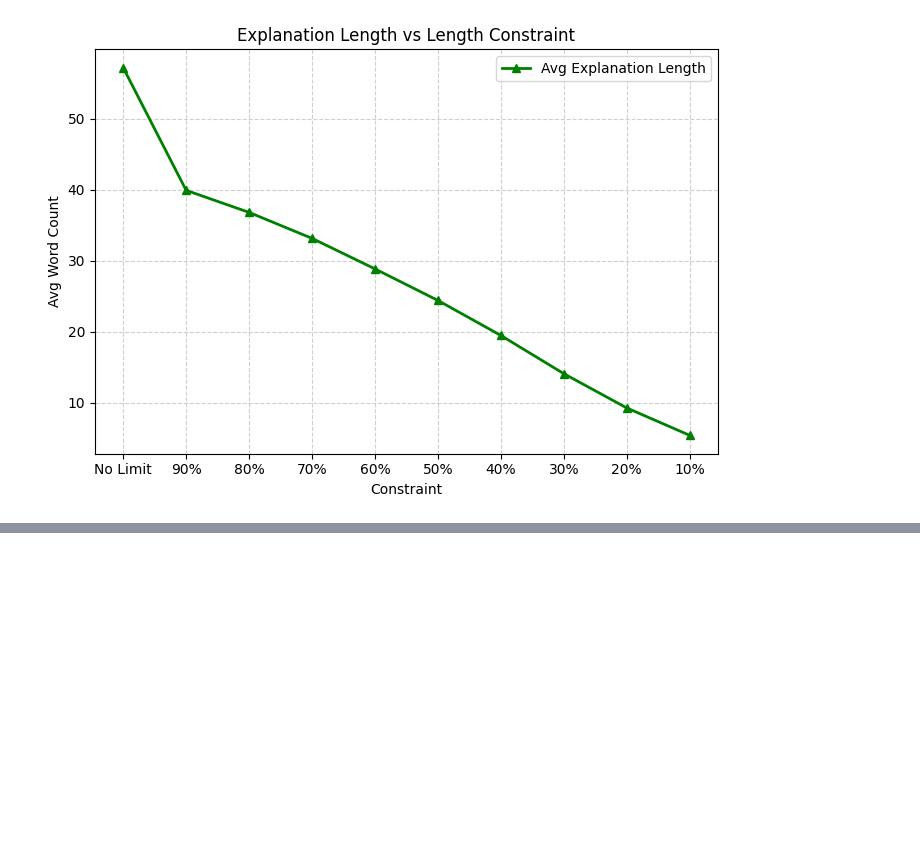
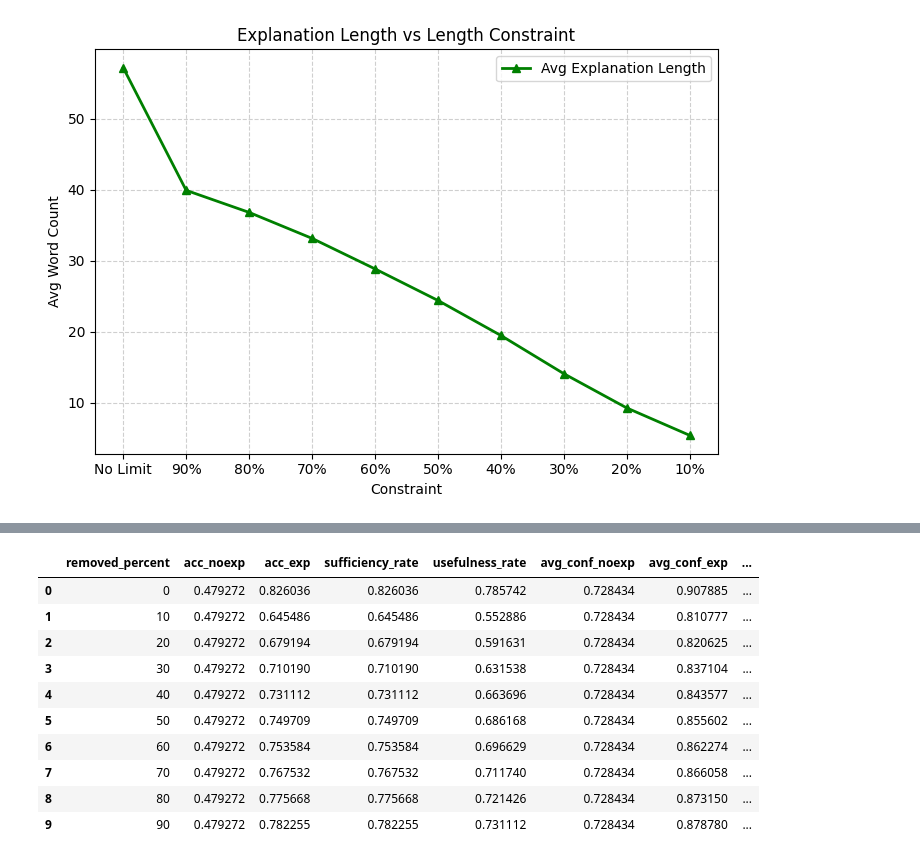
Before and after one commit to alizahedzadeh/LLM-Self-Explanation-IB-Bilingual, a Jupyter notebook: test_cns.ipynb, the cells around one changed output, grey strips where cells are left out. Saved outputs shown, nothing was run; the diff lists cells and outputs as text; code cells hidden in the pictures; blank space fills up the shorter version.

```diff
--- a/test_cns.ipynb
+++ b/test_cns.ipynb
@@ -317,0 +758,18 @@ plt.show()
+# %%
+import re
+import numpy as np
+
+def parse_probs(s):
+    try:
+        # حذف براکت‌ها
+        s = s.strip("[]")
+        # اسپلیت بر اساس فاصله
+        nums = [float(x) for x in re.split(r"\s+", s.strip()) if x]
+        return nums
+    except Exception as e:
+        print("Parse error:", s, e)
+        return []
+
+# تست روی یک نمونه
+sample = eval_data["probs_exp"].iloc[0]
+print("Parsed:", parse_probs(sample), "Sum:", sum(parse_probs(sample)))
@@ -317,0 +778,10 @@ plt.show()
+# %%
+eval_data["probs_exp"] = eval_data["probs_exp"].apply(parse_probs)
+eval_data["probs_noexp"] = eval_data["probs_noexp"].apply(parse_probs)
+
+# چک کنیم چند درصد sum≈1 هست
+valid_exp = eval_data["probs_exp"].apply(lambda p: abs(sum(p) - 1) < 1e-3).mean()
+valid_noexp = eval_data["probs_noexp"].apply(lambda p: abs(sum(p) - 1) < 1e-3).mean()
+
+print(f"probs_exp valid distributions: {valid_exp*100:.1f}%")
+print(f"probs_noexp valid distributions: {valid_noexp*100:.1f}%")
@@ -317,0 +919,14 @@ plt.show()
+# %%
+metrics
+# %% [output]
+|  | removed_percent | acc_noexp | acc_exp | sufficiency_rate | usefulness_rate | avg_conf_noexp | avg_conf_exp | ... |
+| 0 | 0 | 0.479272 | 0.826036 | 0.826036 | 0.785742 | 0.728434 | 0.907885 | ... |
+| 1 | 10 | 0.479272 | 0.645486 | 0.645486 | 0.552886 | 0.728434 | 0.810777 | ... |
+| 2 | 20 | 0.479272 | 0.679194 | 0.679194 | 0.591631 | 0.728434 | 0.820625 | ... |
+| 3 | 30 | 0.479272 | 0.710190 | 0.710190 | 0.631538 | 0.728434 | 0.837104 | ... |
+| 4 | 40 | 0.479272 | 0.731112 | 0.731112 | 0.663696 | 0.728434 | 0.843577 | ... |
+| 5 | 50 | 0.479272 | 0.749709 | 0.749709 | 0.686168 | 0.728434 | 0.855602 | ... |
+| 6 | 60 | 0.479272 | 0.753584 | 0.753584 | 0.696629 | 0.728434 | 0.862274 | ... |
+| 7 | 70 | 0.479272 | 0.767532 | 0.767532 | 0.711740 | 0.728434 | 0.866058 | ... |
+| 8 | 80 | 0.479272 | 0.775668 | 0.775668 | 0.721426 | 0.728434 | 0.873150 | ... |
+| 9 | 90 | 0.479272 | 0.782255 | 0.782255 | 0.731112 | 0.728434 | 0.878780 | ... |
```
Also changed, not shown: parts of 21 cells of this notebook, 28 other files.
